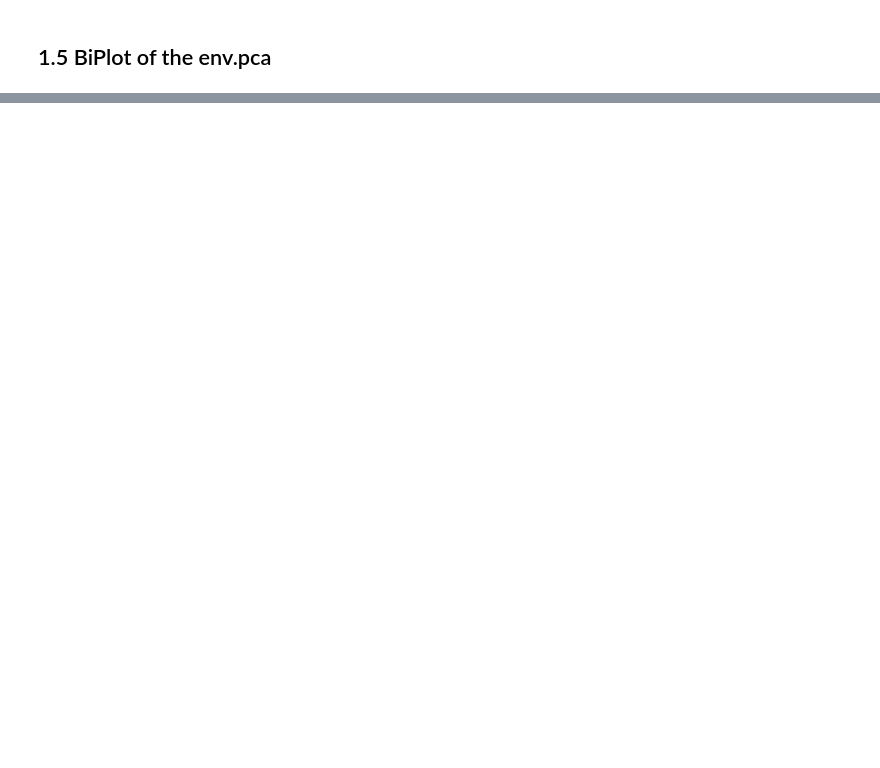
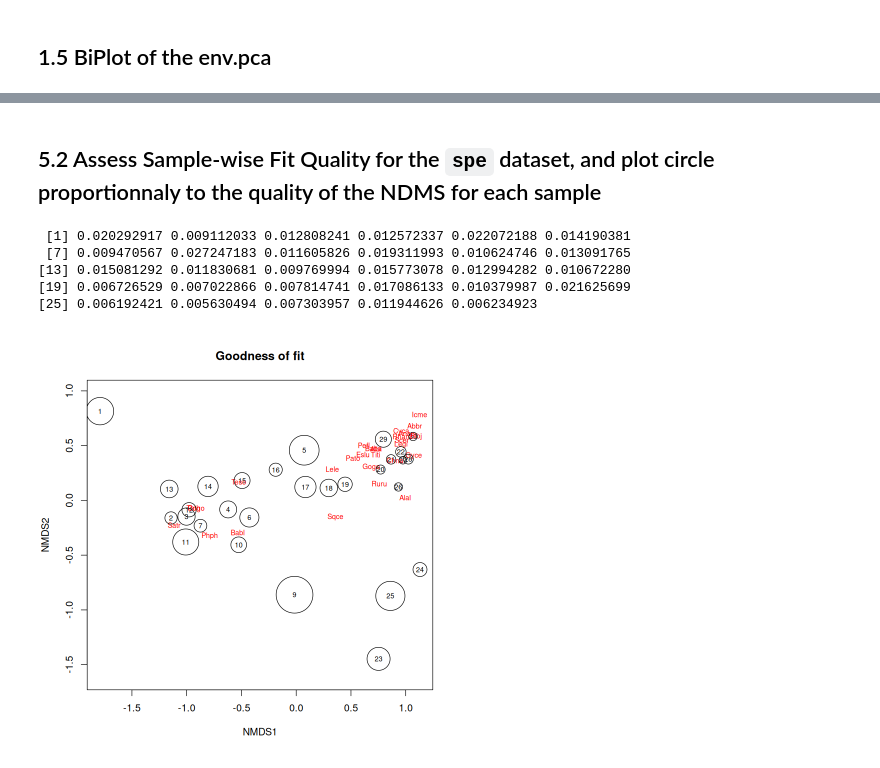
Before and after one commit to yaugot/ENV513_Multivariate_Statistics_in_R, a Jupyter notebook: Script5/Script5.ipynb, the cells around one changed output, grey strips where cells are left out. Saved outputs shown, nothing was run; the diff lists cells and outputs as text; code cells hidden in the pictures; blank space fills up the shorter version.

```diff
--- a/Script5/Script5.ipynb
+++ b/Script5/Script5.ipynb
@@ -357,0 +953,23 @@ biplot(env.pca, scaling = 1, main = "PCA - scaling 1")
+# %%
+# Plot the ordination scores of sites from the first two PCoA axes as text labels
+ordiplot(scores(spe.b.pcoa, choices = c(1, 2)),
+         type = "text",
+         main = "PCoA with species weighted averages")
+
+# Calculate weighted average scores of species based on site coordinates in PCoA space
+spe.wa <- wascores(spe.b.pcoa$points[, 1:2], spe)
+
+# Add species names at their weighted average positions on the plot in red, smaller font
+text(spe.wa, rownames(spe.wa), cex = 0.7, col = "red")
+
+# Perform envfit to fit environmental variables onto the PCoA ordination
+spe.b.pcoa.env <- envfit(spe.b.pcoa, env)
+
+# Display the results of the envfit, including significance and vector directions
+spe.b.pcoa.env
+
+# Set plot size in Jupyter Notebook (12 x 12 inches)
+options(repr.plot.width = 12, repr.plot.height = 12)
+# Plot only significant environmental variables (p-value < 0.05) onto the ordination plot
+# Using color code 3 (typically green)
+plot(spe.b.pcoa.env, p.max = 0.05, col = 3)
@@ -357,0 +1005,7 @@ biplot(env.pca, scaling = 1, main = "PCA - scaling 1")
+# %%
+# Perform Non-metric Multidimensional Scaling (NMDS) on the 'spe' dataset
+# using Bray-Curtis dissimilarity
+spe.nmds <- metaMDS(spe, distance = "bray")
+
+#Display the NMDS outputs
+spe.nmds
@@ -357,0 +1102,23 @@ biplot(env.pca, scaling = 1, main = "PCA - scaling 1")
+# %% [markdown]
+## 5.2 Assess Sample-wise Fit Quality for the `spe` dataset, and plot circle proportionnaly to the quality of the NDMS for each sample
+# %%
+# Compute the goodness-of-fit values for each sample from the NMDS result 'spe.nmds'.
+# 'gof' will be a numeric vector where each value indicates how well a given sample is represented in the NMDS space.
+gof <- goodness(spe.nmds)
+gof
+# %% [output]
+ [1] 0.020292917 0.009112033 0.012808241 0.012572337 0.022072188 0.014190381
+ [7] 0.009470567 0.027247183 0.011605826 0.019311993 0.010624746 0.013091765
+[13] 0.015081292 0.011830681 0.009769994 0.015773078 0.012994282 0.010672280
+[19] 0.006726529 0.007022866 0.007814741 0.017086133 0.010379987 0.021625699
+[25] 0.006192421 0.005630494 0.007303957 0.011944626 0.006234923
+# %%
+# Plot the NMDS ordination with sample labels
+plot(spe.nmds, type = "t", main = "Goodness of fit")
+
+# Overlay the site points (samples) on the same plot
+# The size of each point is scaled according to its goodness-of-fit value (gof * 300)
+# Larger points indicate poorer fit (higher residuals), smaller points indicate better fit
+points(spe.nmds, display = "sites", cex = gof * 300)
+# %% [output]
+[figure, added]
```
Also changed, not shown: parts of 59 cells of this notebook, 7 other files.
